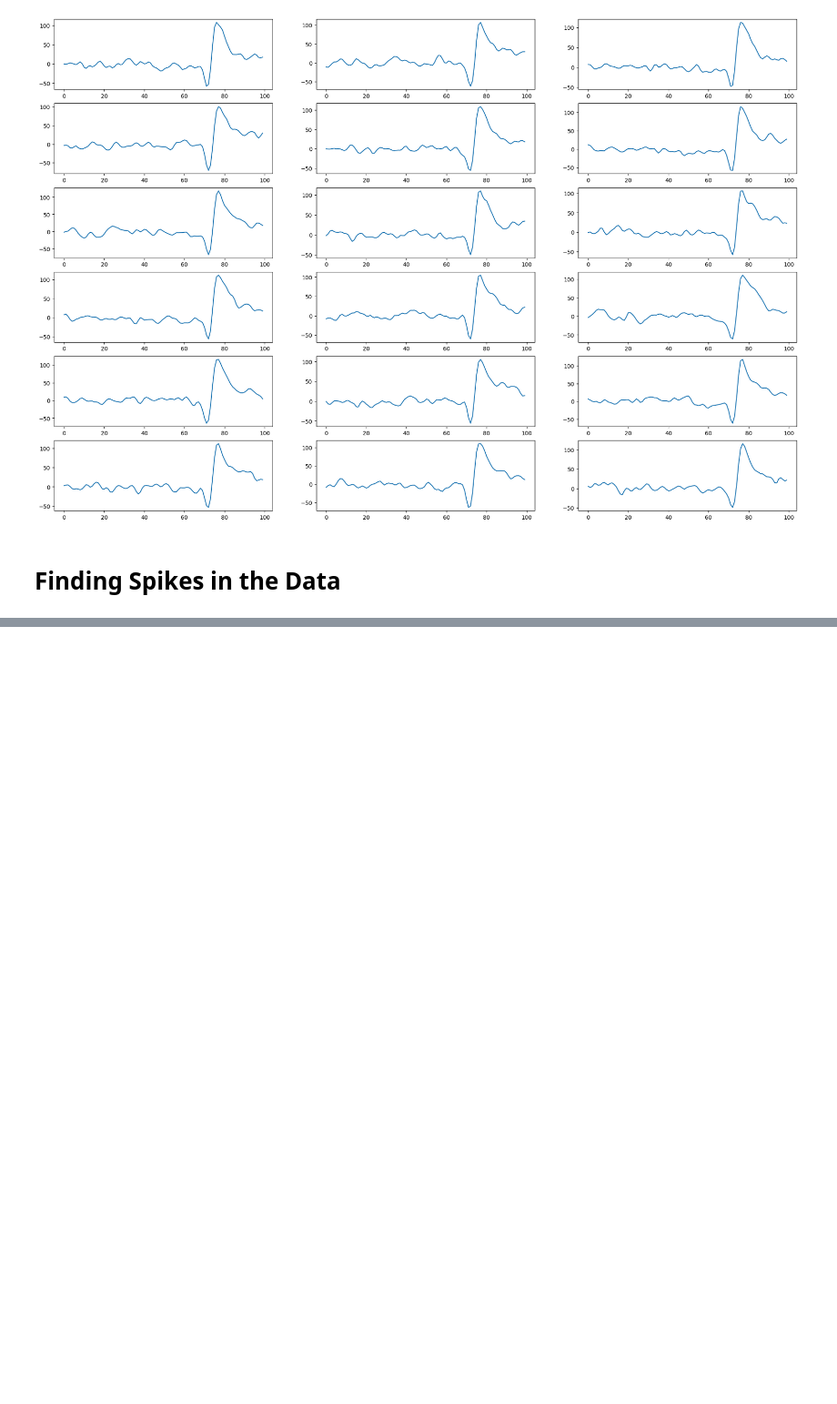
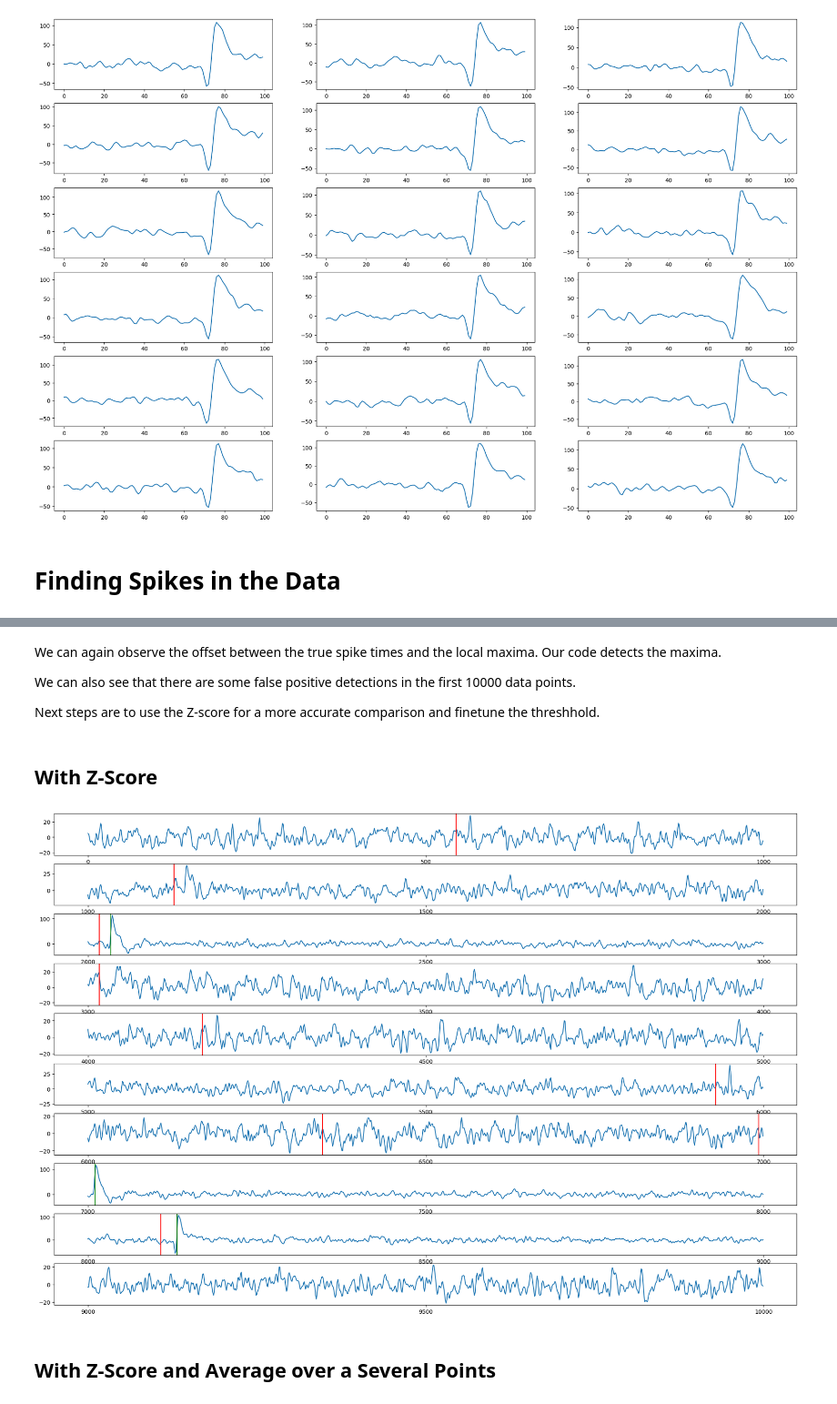
Before and after one commit to Hydropic/Unsupervised-Team-8, a Jupyter notebook: problem-1/understanding-the-data.ipynb, the cells around one changed output, grey strips where cells are left out. Shown at 91% size. Drawn from its saved outputs; the diff is of its cells as text; code cells hidden in the pictures; blank space fills up the shorter version.

```diff
--- a/problem-1/understanding-the-data.ipynb
+++ b/problem-1/understanding-the-data.ipynb
@@ -120,0 +193,57 @@ plt.show()
+# %% [markdown]
+We can again observe the offset between the true spike times and the local maxima. Our code detects the maxima.
+
+We can also see that there are some false positive detections in the first 10000 data points.
+
+Next steps are to use the Z-score for a more accurate comparison and finetune the threshhold.
+# %% [markdown]
+## With Z-Score
+# %%
+data = mat_file['data'][0]
+
+threshold = mean + 1 * std_dev
+
+detected_spikes = []
+
+for i in range(data.shape[0]-1):
+    zscore_i = (data[i] - mean) / std_dev
+    zscore_iplus1 = (data[i + 1] + mean) / std_dev
+    if zscore_i < threshold and zscore_iplus1 >= threshold:
+        detected_spikes.append(i)
+# %%
+data = mat_file['data'][0][:10000]
+spike_times = mat_file['spike_times'][0][0][0]
+
+# TODO: Plot Spiketimes, fix x axis (include offset of continues time)
+
+SUBPLOT_SIZE = 1000
+N_SUBPLOTS = data.shape[0]//SUBPLOT_SIZE
+
+fig, ax = plt.subplots(nrows=N_SUBPLOTS, ncols=1, figsize=(24,16))
+
+for i in range(0, N_SUBPLOTS):
+    start = i*SUBPLOT_SIZE
+    end = (i+1)*SUBPLOT_SIZE
+
+    ax[i].plot(data[start:end])
+    ax[i].set_xticks([0, SUBPLOT_SIZE // 2, SUBPLOT_SIZE])
+    ax[i].set_xticklabels([start, (start + end) // 2, end])
+
+    # TODO: Clean up, first solution should work but doesnt. Need to get rid of the loops
+    # ax[i].axvline(spike_times[np.where(i*SUBPLOT_SIZE<spike_times<i*SUBPLOT_SIZE+SUBPLOT_SIZE-1)], color='red', label="ground truth")
+    # ax[i].axvline(detected_spikes[np.where(i*SUBPLOT_SIZE<spike_times<i*SUBPLOT_SIZE+SUBPLOT_SIZE-1)], color='green', label="detected")
+
+
+    for j, detected in enumerate(detected_spikes):
+        if start < detected <= end:
+            ax[i].axvline(detected-start, color='green', label="detected")
+
+    for j, truth in enumerate(spike_times):
+        if start < truth <= end:
+            ax[i].axvline(truth-start, color='red', label="ground truth")
+
+plt.show()
+# %% [output]
+[figure, added]
+# %% [markdown]
+## With Z-Score and Average over a Several Points
```
Also changed, not shown: parts of 15 cells of this notebook.
